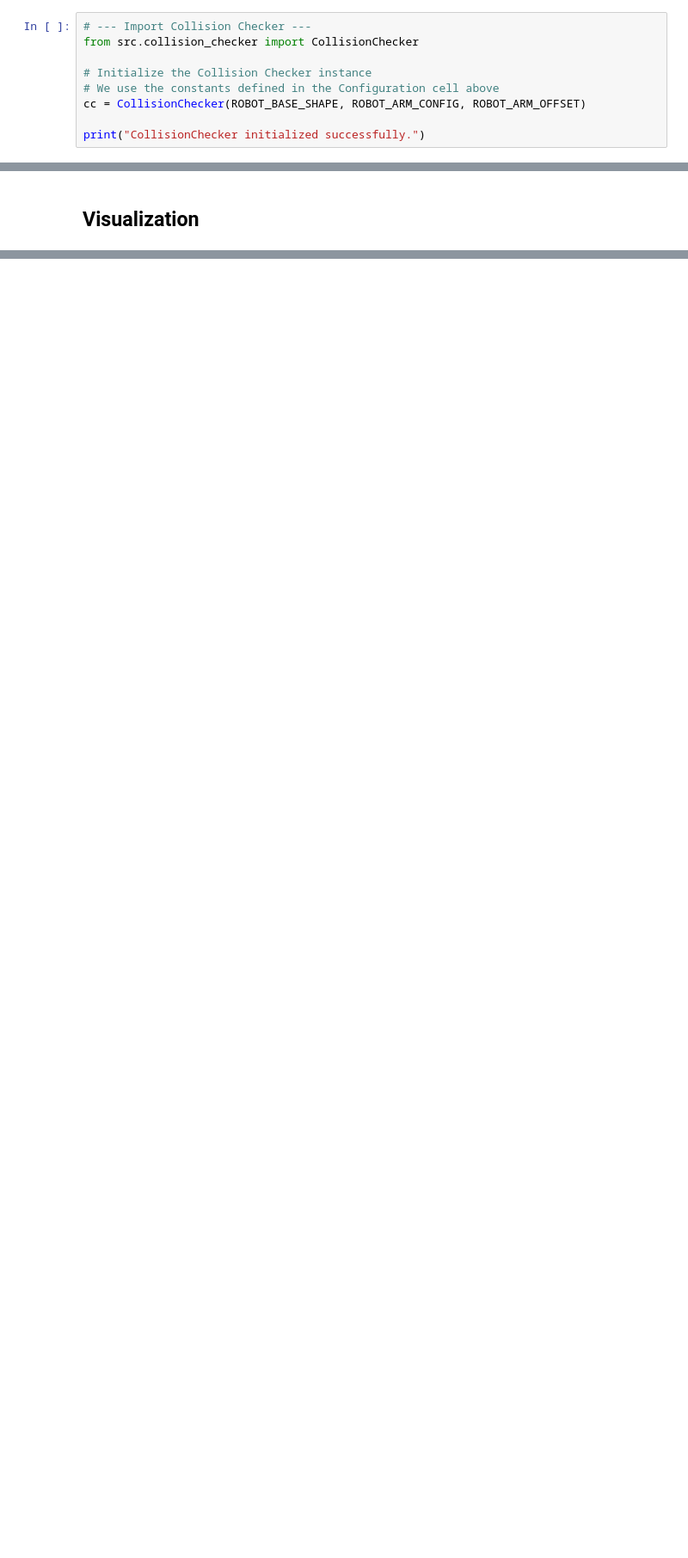
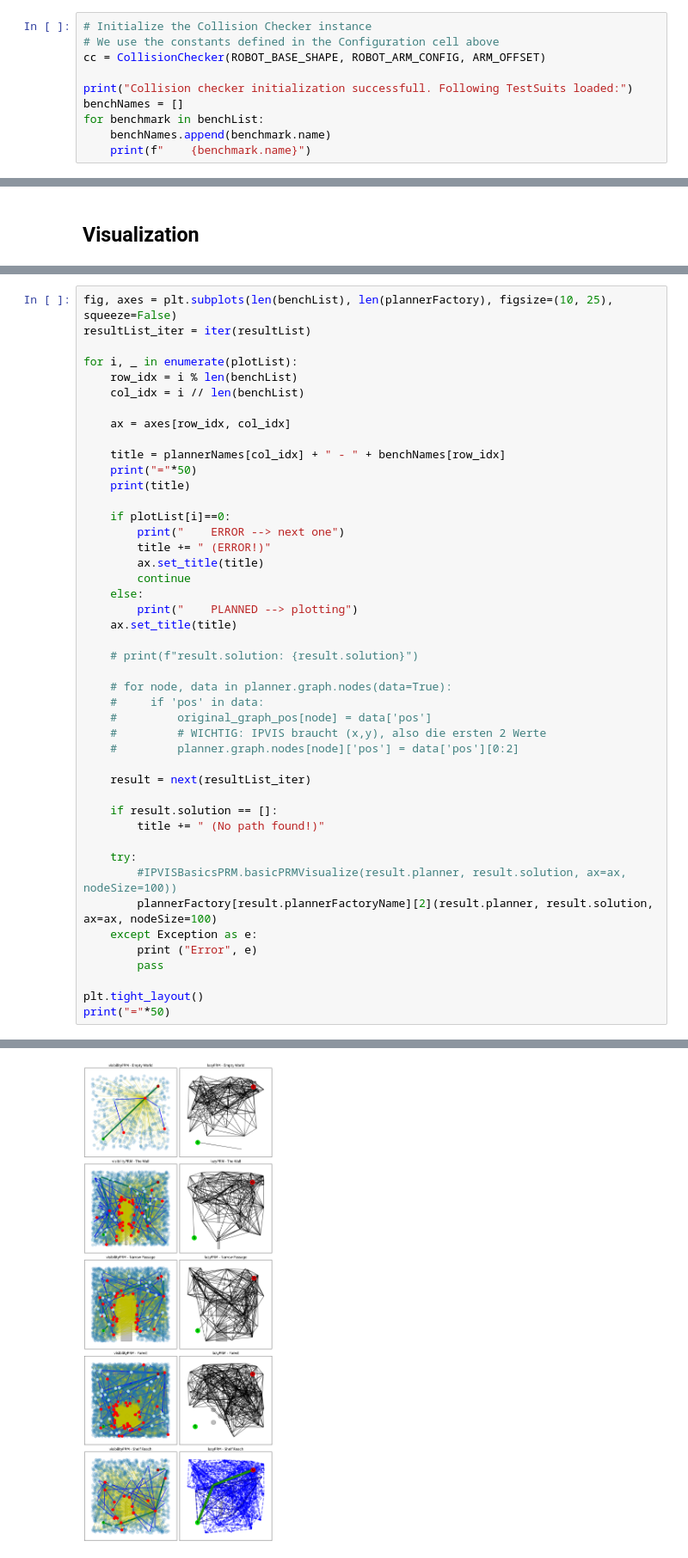
Before and after one commit to Paulchenn/Mobiler_Manipulator, a Jupyter notebook: notebooks/Mobile_Manipulator_Main.ipynb, the cells around one changed output, grey strips where cells are left out. Shown at 86% size. Saved outputs shown, nothing was run; the diff lists cells and outputs as text; blank space fills up the shorter version.

```diff
--- a/notebooks/Mobile_Manipulator_Main.ipynb
+++ b/notebooks/Mobile_Manipulator_Main.ipynb
@@ -78,11 +88,12 @@ print("Robot Configuration loaded.")
 # %% [markdown]
 ## Import & Initialisation
 # %%
-# --- Import Collision Checker ---
-from src.collision_checker import CollisionChecker
-
 # Initialize the Collision Checker instance
 # We use the constants defined in the Configuration cell above
-cc = CollisionChecker(ROBOT_BASE_SHAPE, ROBOT_ARM_CONFIG, ROBOT_ARM_OFFSET)
+cc = CollisionChecker(ROBOT_BASE_SHAPE, ROBOT_ARM_CONFIG, ARM_OFFSET)
 
-print("CollisionChecker initialized successfully.")
+print("Collision checker initialization successfull. Following TestSuits loaded:")
+benchNames = []
+for benchmark in benchList:
+    benchNames.append(benchmark.name)
+    print(f"    {benchmark.name}")
@@ -273,0 +248,46 @@ if len(path_coordinates) > 0:
+# %%
+fig, axes = plt.subplots(len(benchList), len(plannerFactory), figsize=(10, 25), squeeze=False)
+resultList_iter = iter(resultList)
+
+for i, _ in enumerate(plotList):
+    row_idx = i % len(benchList)
+    col_idx = i // len(benchList)
+
+    ax = axes[row_idx, col_idx]
+
+    title = plannerNames[col_idx] + " - " + benchNames[row_idx]
+    print("="*50)
+    print(title)
+
+    if plotList[i]==0:
+        print("    ERROR --> next one")
+        title += " (ERROR!)"
+        ax.set_title(title)
+        continue
+    else:
+        print("    PLANNED --> plotting")
+    ax.set_title(title)
+
+    # print(f"result.solution: {result.solution}")
+
+    # for node, data in planner.graph.nodes(data=True):
+    #     if 'pos' in data:
+    #         original_graph_pos[node] = data['pos']
+    #         # WICHTIG: IPVIS braucht (x,y), also die ersten 2 Werte
+    #         planner.graph.nodes[node]['pos'] = data['pos'][0:2]
+
+    result = next(resultList_iter)
+
+    if result.solution == []:
+        title += " (No path found!)"
+
+    try:
+        #IPVISBasicsPRM.basicPRMVisualize(result.planner, result.solution, ax=ax, nodeSize=100))
+        plannerFactory[result.plannerFactoryName][2](result.planner, result.solution, ax=ax, nodeSize=100)
+    except Exception as e:
+        print ("Error", e)
+        pass
+
+plt.tight_layout()
+print("="*50)
+# %% [output]
@@ -273,0 +311 @@ if len(path_coordinates) > 0:
+[figure, added]
```
Also changed, not shown: parts of 14 cells of this notebook.
